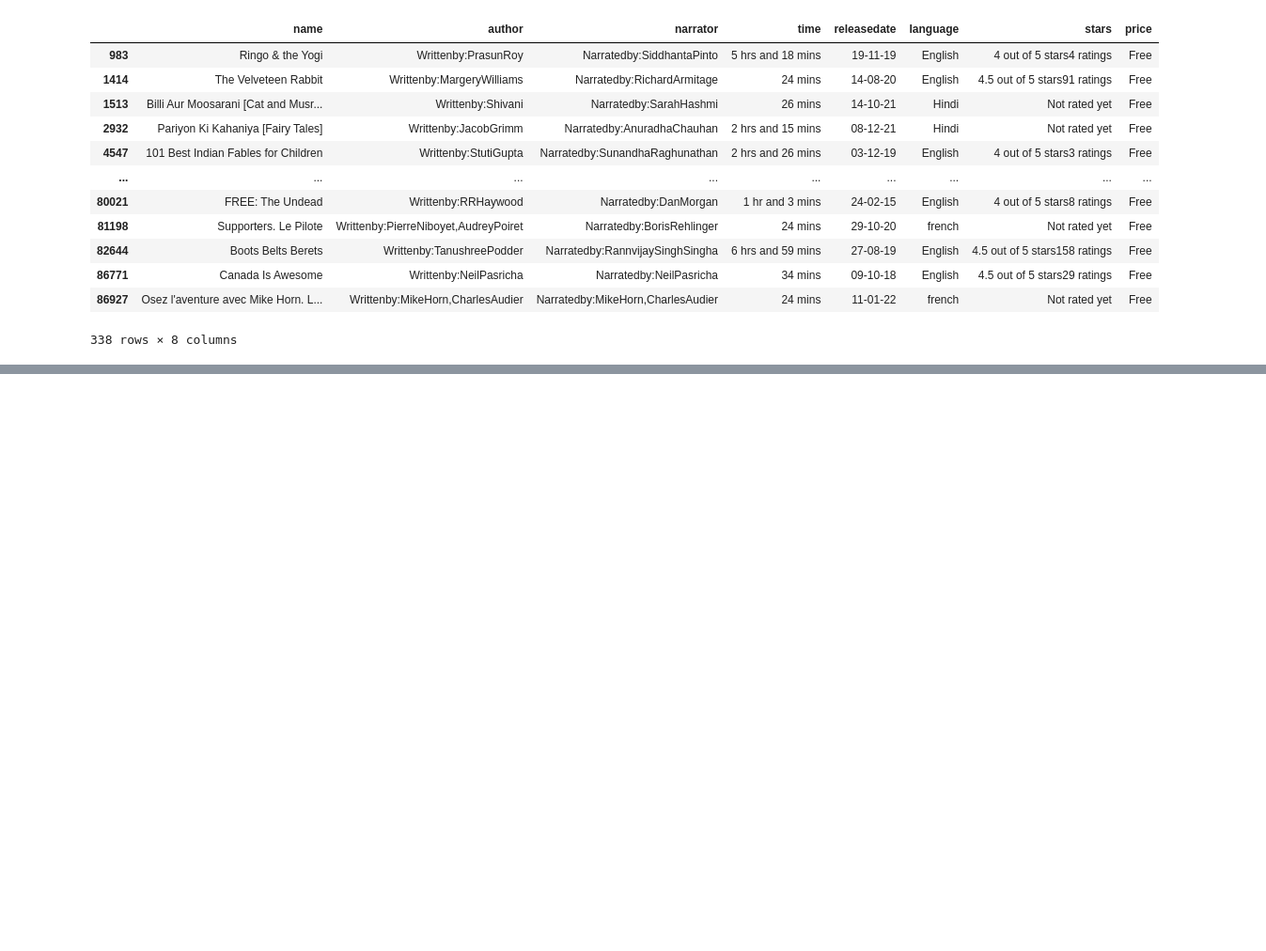
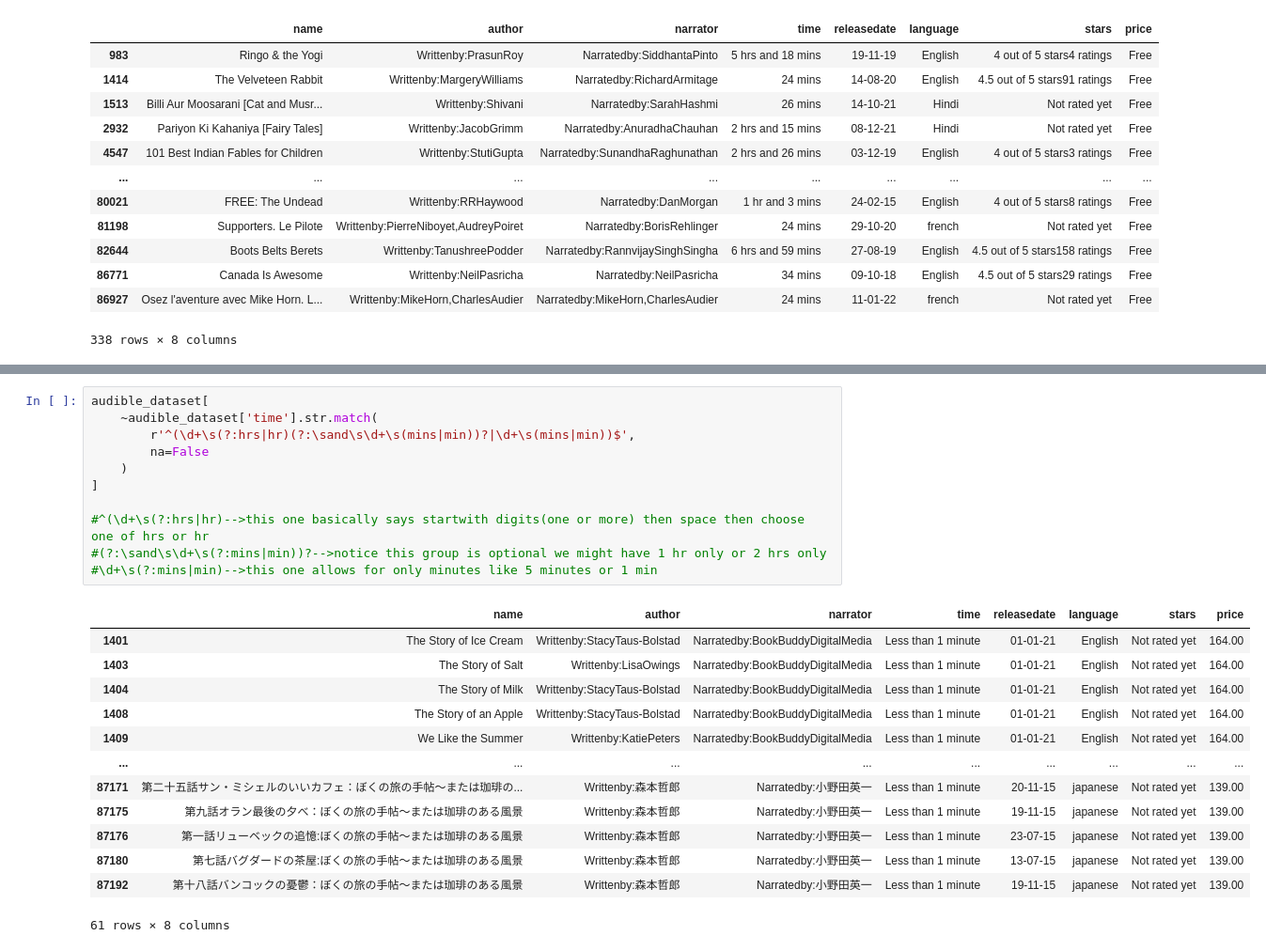
Before and after one commit to ronit-6464/Audiobook-dataset-cleaning, a Jupyter notebook: KAGGLE DATASET BASIC CLEANING.ipynb, the cells around one changed output, grey strips where cells are left out. Shown at 94% size. Drawn from its saved outputs; the diff is of its cells as text; blank space fills up the shorter version.

```diff
--- a/KAGGLE DATASET BASIC CLEANING.ipynb
+++ b/KAGGLE DATASET BASIC CLEANING.ipynb
@@ -180,0 +265,25 @@ audible_dataset[audible_dataset['price']=='Free']
+# %%
+audible_dataset[
+    ~audible_dataset['time'].str.match(
+        r'^(\d+\s(?:hrs|hr)(?:\sand\s\d+\s(mins|min))?|\d+\s(mins|min))$',
+        na=False
+    )
+]
+
+#^(\d+\s(?:hrs|hr)-->this one basically says startwith digits(one or more) then space then choose one of hrs or hr
+#(?:\sand\s\d+\s(?:mins|min))?-->notice this group is optional we might have 1 hr only or 2 hrs only
+#\d+\s(?:mins|min)-->this one allows for only minutes like 5 minutes or 1 min
+# %% [output]
+|  | name | author | narrator | time | releasedate | language | stars | price |
+| 1401 | The Story of Ice Cream | Writtenby:StacyTaus-Bolstad | Narratedby:BookBuddyDigitalMedia | Less than 1 minute | 01-01-21 | English | Not rated yet | 164.00 |
+| 1403 | The Story of Salt | Writtenby:LisaOwings | Narratedby:BookBuddyDigitalMedia | Less than 1 minute | 01-01-21 | English | Not rated yet | 164.00 |
+| 1404 | The Story of Milk | Writtenby:StacyTaus-Bolstad | Narratedby:BookBuddyDigitalMedia | Less than 1 minute | 01-01-21 | English | Not rated yet | 164.00 |
+| 1408 | The Story of an Apple | Writtenby:StacyTaus-Bolstad | Narratedby:BookBuddyDigitalMedia | Less than 1 minute | 01-01-21 | English | Not rated yet | 164.00 |
+| 1409 | We Like the Summer | Writtenby:KatiePeters | Narratedby:BookBuddyDigitalMedia | Less than 1 minute | 01-01-21 | English | Not rated yet | 164.00 |
+| ... | ... | ... | ... | ... | ... | ... | ... | ... |
+| 87171 | 第二十五話サン・ミシェルのいいカフェ：ぼくの旅の手帖〜または珈琲の... | Writtenby:森本哲郎 | Narratedby:小野田英一 | Less than 1 minute | 20-11-15 | japanese | Not rated yet | 139.00 |
+| 87175 | 第九話オラン最後の夕べ：ぼくの旅の手帖〜または珈琲のある風景 | Writtenby:森本哲郎 | Narratedby:小野田英一 | Less than 1 minute | 19-11-15 | japanese | Not rated yet | 139.00 |
+| 87176 | 第一話リューベックの追憶:ぼくの旅の手帖〜または珈琲のある風景 | Writtenby:森本哲郎 | Narratedby:小野田英一 | Less than 1 minute | 23-07-15 | japanese | Not rated yet | 139.00 |
+| 87180 | 第七話バグダードの茶屋:ぼくの旅の手帖〜または珈琲のある風景 | Writtenby:森本哲郎 | Narratedby:小野田英一 | Less than 1 minute | 13-07-15 | japanese | Not rated yet | 139.00 |
+| 87192 | 第十八話バンコックの憂鬱：ぼくの旅の手帖〜または珈琲のある風景 | Writtenby:森本哲郎 | Narratedby:小野田英一 | Less than 1 minute | 19-11-15 | japanese | Not rated yet | 139.00 |
+61 rows × 8 columns
```
Also changed, not shown: parts of 9 cells of this notebook.
